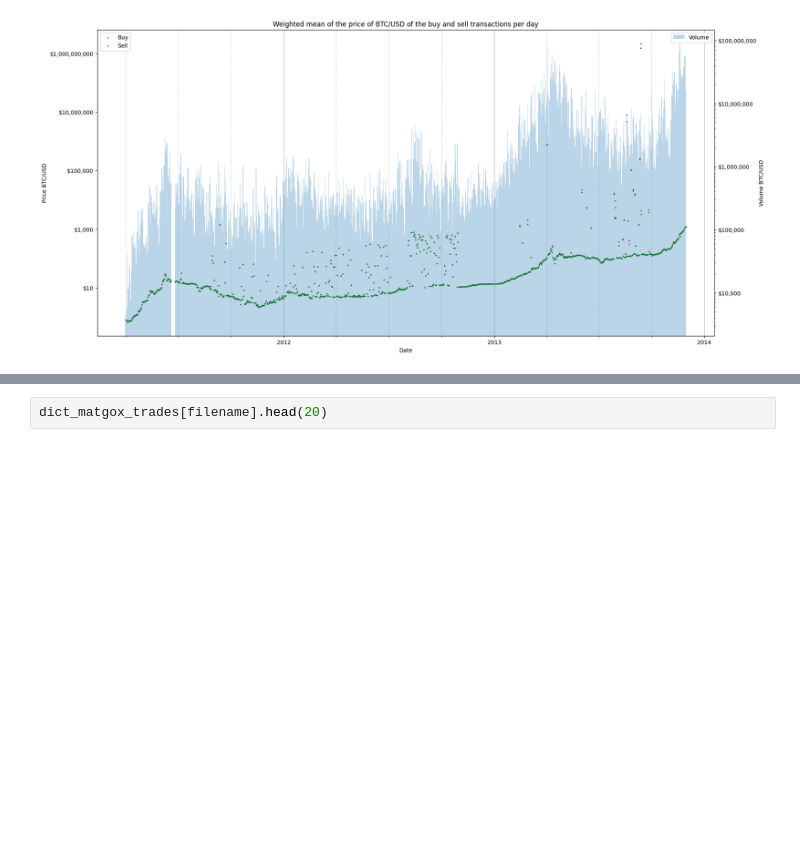
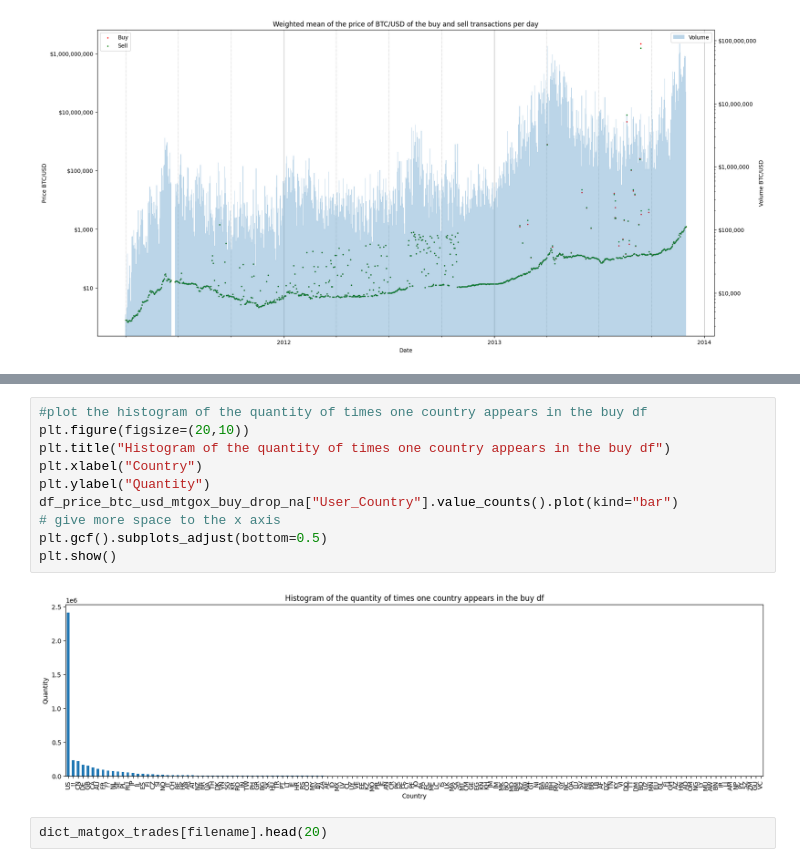
Before and after one commit to Moises-mfg/Analise-exploratoria-blockchain-Bitcoin, a Jupyter notebook: mtgox_analisys.ipynb, the cells around one changed output, grey strips where cells are left out. Saved outputs shown, nothing was run; the diff lists cells and outputs as text; blank space fills up the shorter version.

```diff
--- a/mtgox_analisys.ipynb
+++ b/mtgox_analisys.ipynb
@@ -290,3 +362,15 @@ plt.show()
+# %%
+#plot the histogram of the quantity of times one country appears in the buy df
+plt.figure(figsize=(20,10))
+plt.title("Histogram of the quantity of times one country appears in the buy df")
+plt.xlabel("Country")
+plt.ylabel("Quantity")
+df_price_btc_usd_mtgox_buy_drop_na["User_Country"].value_counts().plot(kind="bar")
+# give more space to the x axis
+plt.gcf().subplots_adjust(bottom=0.5)
+plt.show()
+# %% [output]
+[figure, added]
 # %%
 dict_matgox_trades[filename].head(20)
 # %% [output]
```
Also changed, not shown: parts of 7 cells of this notebook, 2 other files.
